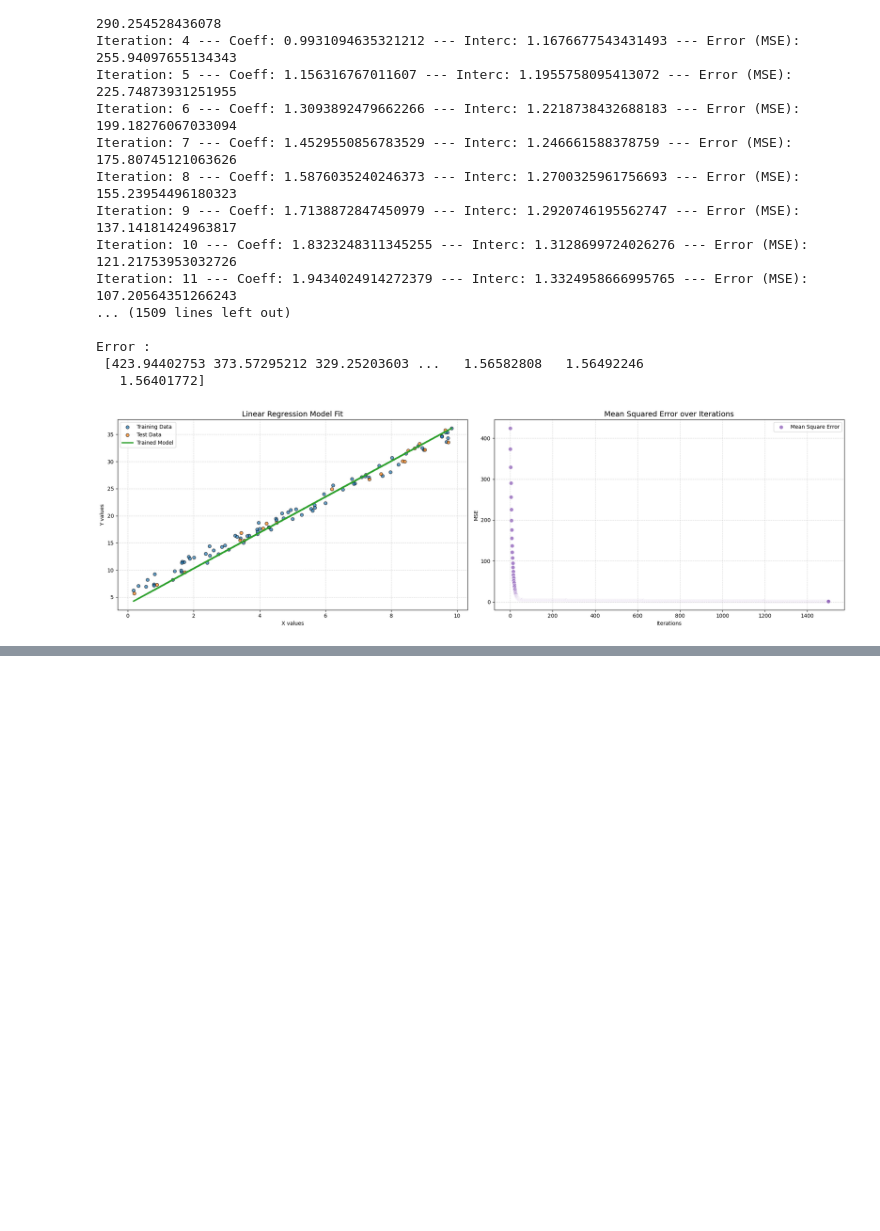
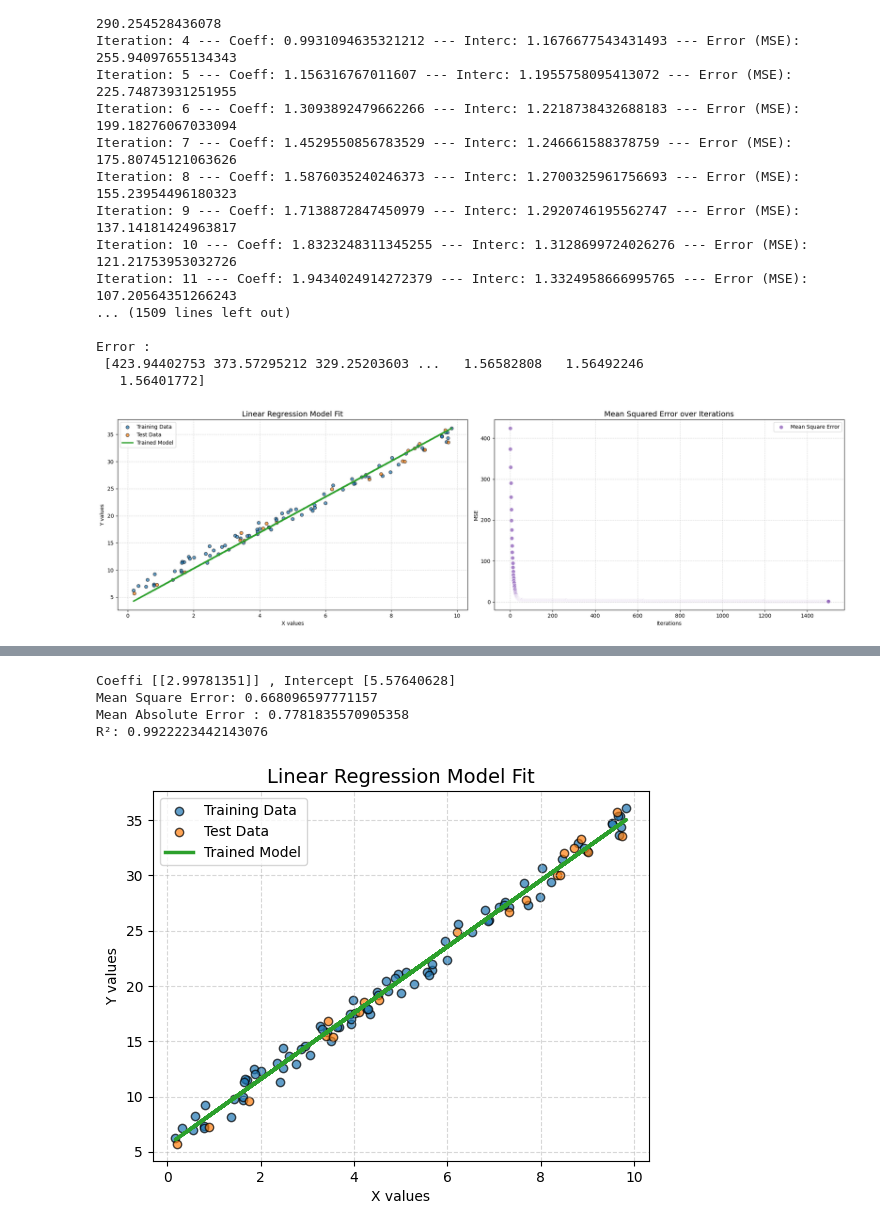
Before and after one commit to YOUHAD08/Linear-Regression-from-Scratch-and-with-Scikit-Learn, a Jupyter notebook: linear_regression_scatter_plot.py.ipynb, the cells around one changed output, grey strips where cells are left out. Drawn from its saved outputs; the diff is of its cells as text; code cells hidden in the pictures; blank space fills up the shorter version.

Commit message:
Train and evaluate Linear Regression model using scikit-learn with MSE, MAE, and R² metrics

```diff
--- a/main.ipynb
+++ b/linear_regression_scatter_plot.py.ipynb
@@ -114 +117,33 @@ Mean Absolute Error of this Model is : 0.20614304323620122
 R²: 0.9878624167170442
+# %%
+model=LinearRegression()
+model.fit(X_train.reshape(-1, 1),y_train.reshape(-1, 1))
+bias=model.intercept_
+W=model.coef_
+y_hate=model.predict(X_test.reshape(-1, 1))
+
+mse=mean_squared_error(y_test.reshape(-1, 1),y_hate.reshape(-1, 1))
+mae=median_absolute_error(y_test.reshape(-1, 1),y_hate.reshape(-1, 1))
+r2= r2_score(y_test.reshape(-1, 1),y_hate.reshape(-1, 1))
+
+print(f'Coeffi {W} , Intercept {bias}')
+print(f'Mean Square Error: {mse}')
+print(f'Mean Absolute Error : {mae}')
+print(f"R²: {r2}")
+# %% [output]
+Coeffi [[2.99781351]] , Intercept [5.57640628]
+Mean Square Error: 0.668096597771157
+Mean Absolute Error : 0.7781835570905358
+R²: 0.9922223442143076
+# %%
+plt.scatter(X_train, y_train, color='#1f77b4', label='Training Data', alpha=0.7, edgecolor='k')
+plt.scatter(X_test, y_test, color='#ff7f0e', label='Test Data', alpha=0.7, edgecolor='k')
+y_hate=model.predict(X_train.reshape(-1, 1))
+plt.plot(X_train, y_hate, color='#2ca02c', linewidth=2.5, label='Trained Model')
+plt.title('Linear Regression Model Fit', fontsize=14)
+plt.xlabel('X values')
+plt.ylabel('Y values')
+plt.legend()
+plt.grid(True, linestyle='--', alpha=0.5)
+# %% [output]
+[figure, added]
```
Also changed, not shown: parts of 4 cells of this notebook.
